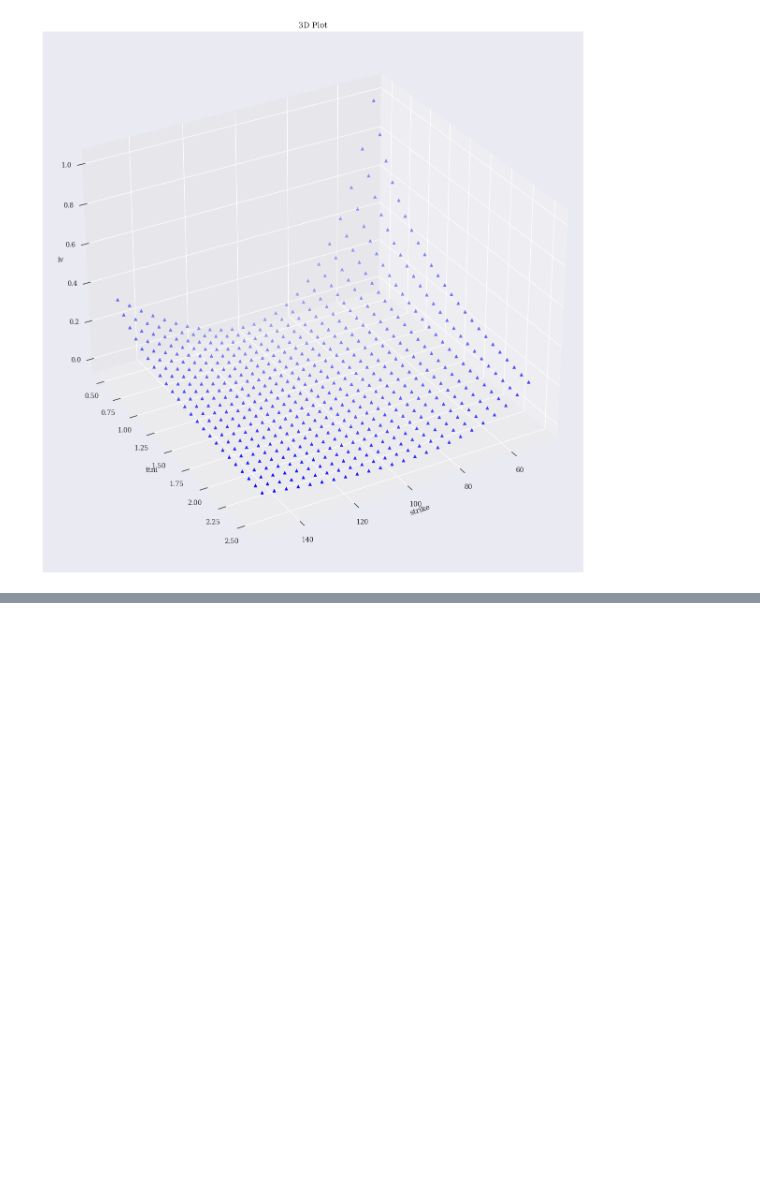
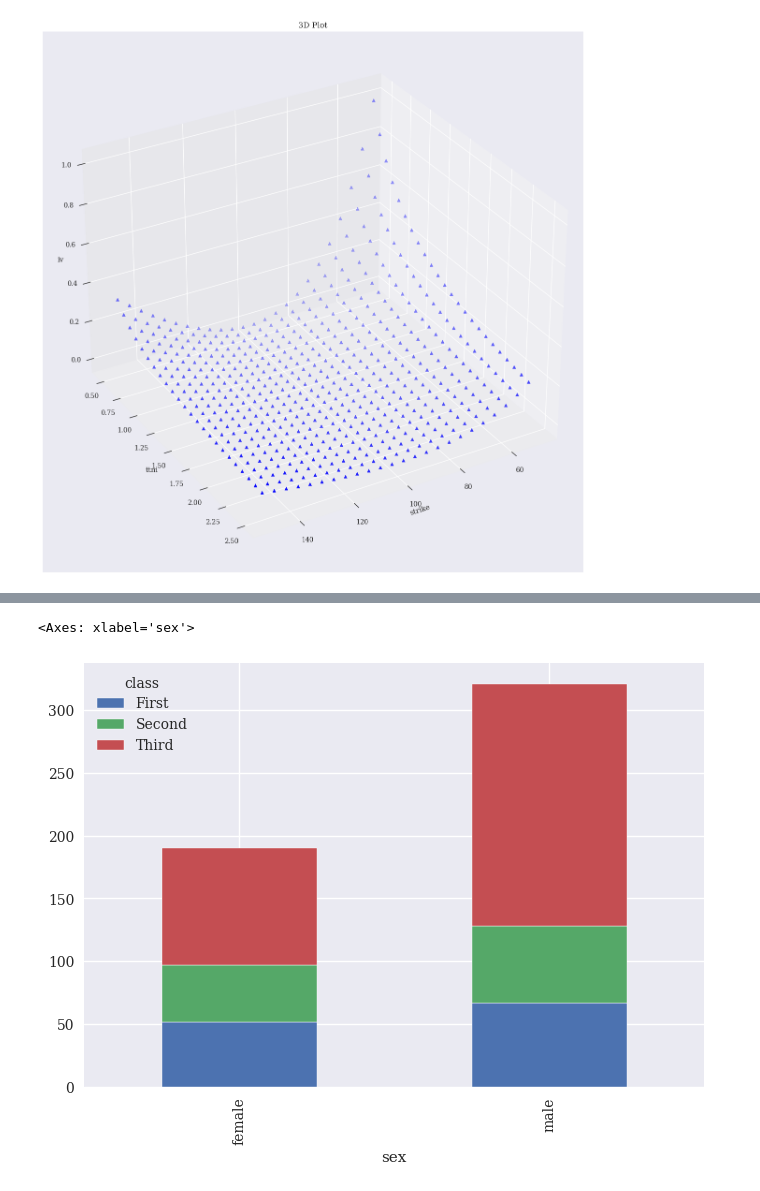
Before and after one commit to TwT-ABCI-Group/Coding-Fundamental, a Jupyter notebook: Ch4. Data Visualisation/notebook/Ch4. Data Visualisation.ipynb, the cells around one changed output, grey strips where cells are left out. Saved outputs shown, nothing was run; the diff lists cells and outputs as text; code cells hidden in the pictures; blank space fills up the shorter version.

```diff
--- a/Ch4. Data Visualisation/notebook/Ch4. Data Visualisation.ipynb
+++ b/Ch4. Data Visualisation/notebook/Ch4. Data Visualisation.ipynb
@@ -471,0 +660,5 @@ Text(0.5, 0, 'iv')
+# %%
+cross_data.plot(kind='bar', stacked='True')
+# %% [output]
+<Axes: xlabel='sex'>
+[figure, added]
```
Also changed, not shown: parts of 70 cells of this notebook.
